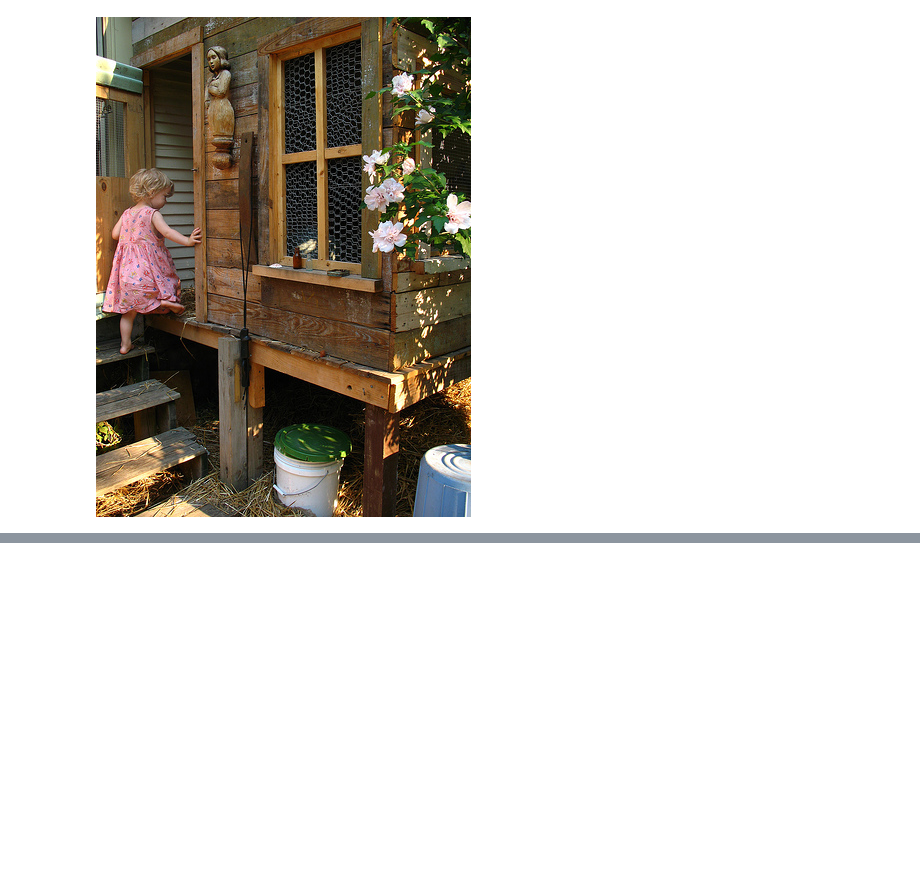
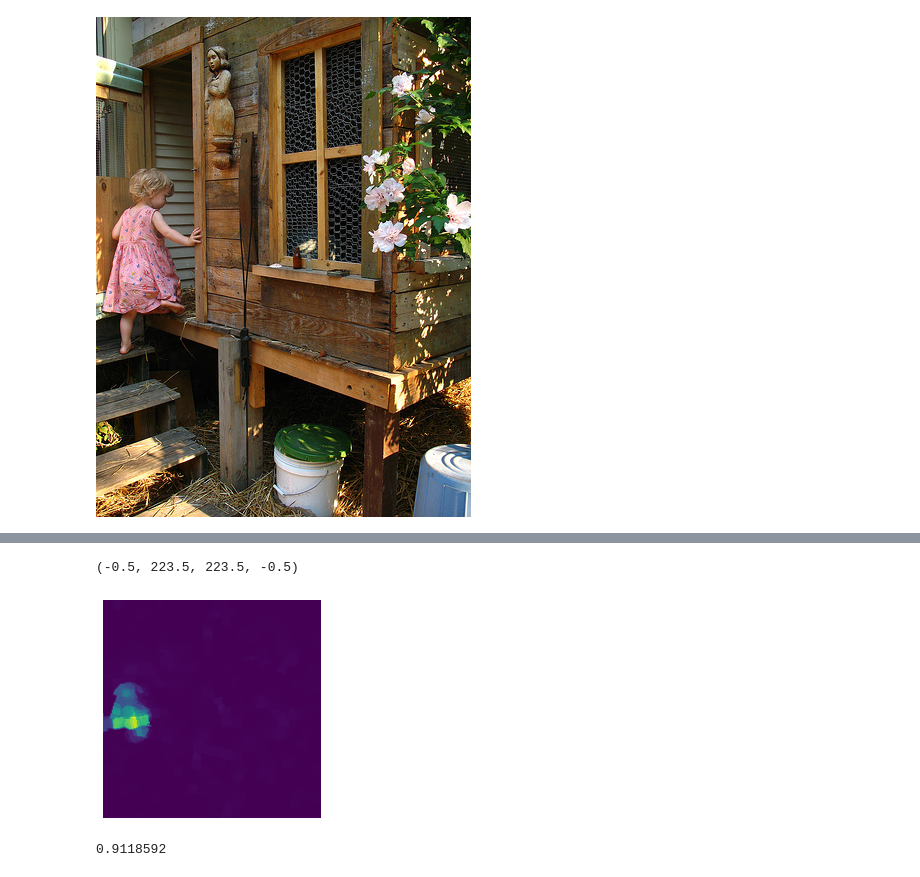
Before and after one commit to pals-ttic/adapting-CLIP, a Jupyter notebook: demo.ipynb, the cells around one changed output, grey strips where cells are left out. Saved outputs shown, nothing was run; the diff lists cells and outputs as text; code cells hidden in the pictures; blank space fills up the shorter version.

```diff
--- a/demo.ipynb
+++ b/demo.ipynb
@@ -45,0 +52,6 @@ AttributeError: 'VGPViT' object has no attribute 'get_heatmaep'
+# %%
+plt.imshow(heatmaps[1])
+plt.axis('off')
+# %% [output]
+(-0.5, 223.5, 223.5, -0.5)
+[figure, added]
@@ -45,0 +70,11 @@ AttributeError: 'VGPViT' object has no attribute 'get_heatmaep'
+# %%
+from sklearn.metrics.pairwise import cosine_similarity
+
+# plt.imshow(np.abs(heatmaps[0]-heatmaps[1]))
+# mask = np.abs(heatmaps[0]-heatmaps[1]) > 0.5
+# np.sum(mask)
+
+similarity_score = cosine_similarity(heatmaps[0].reshape(1, -1), heatmaps[1].reshape(1, -1))[0, 0]
+print(similarity_score)
+# %% [output]
+0.9118592
```
Also changed, not shown: parts of 11 cells of this notebook, 4 other files.
